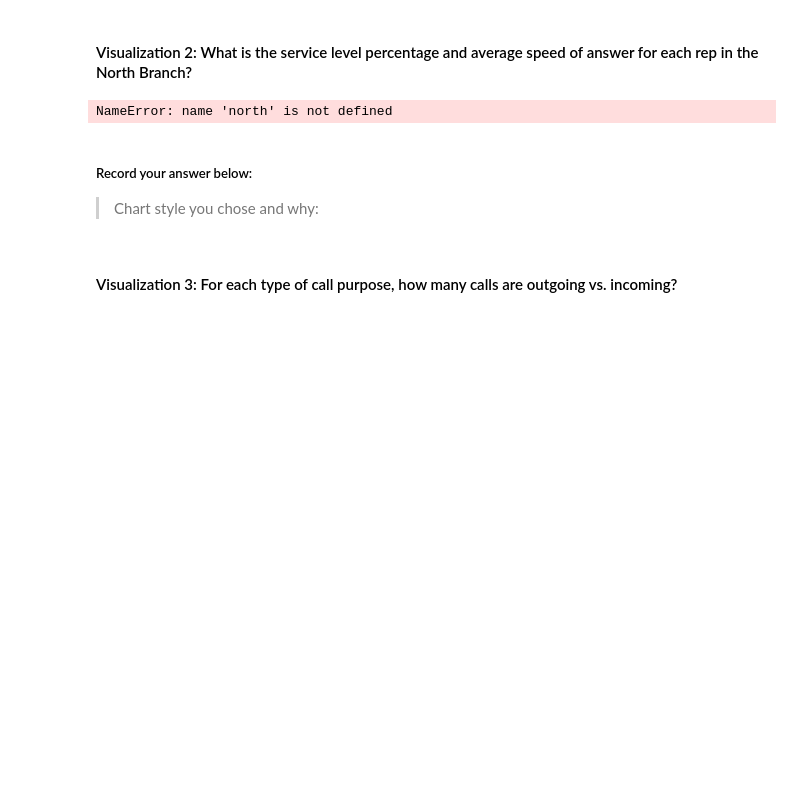
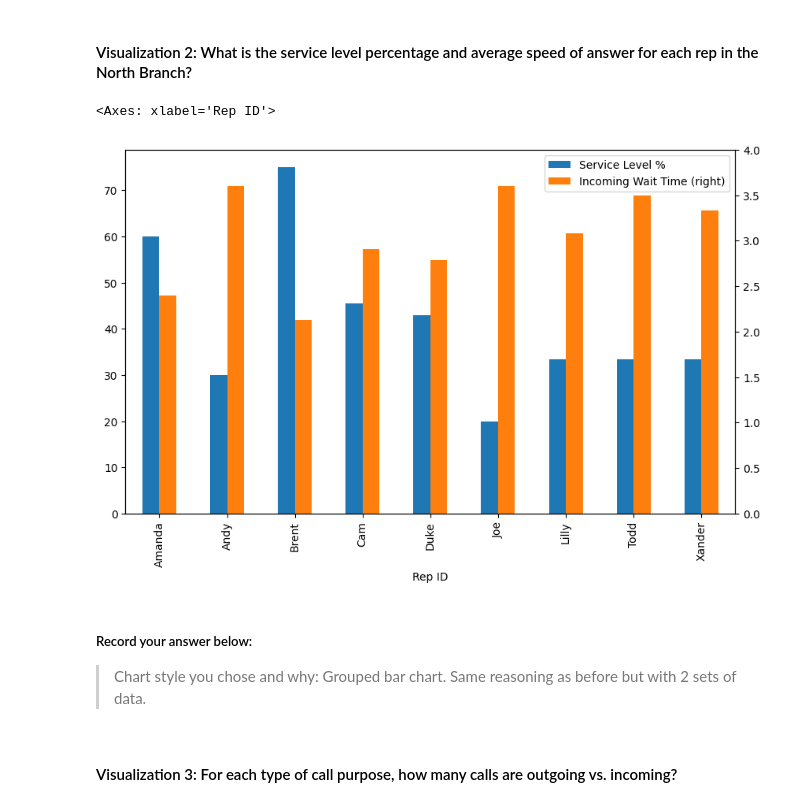
Before and after one commit to Onyx2794/call-center-cleanup-assignment, a Jupyter notebook: Call_Center_Cleanup.ipynb, the cells around one changed output. Saved outputs shown, nothing was run; the diff lists cells and outputs as text; code cells hidden in the pictures; blank space fills up the shorter version.

```diff
--- a/Call_Center_Cleanup.ipynb
+++ b/Call_Center_Cleanup.ipynb
@@ -406,35 +433,39 @@ abandonment_rates
 # %%
 # Create visualization 2 here
 # north_plt contains the data you need for the average speed of answer of each rep
 
-north_plt = north.groupby("Rep ID")["Incoming Wait Time"].mean().to_frame().reset_index()
+north_plt = north_df.groupby("Rep ID")["Incoming Wait Time"].mean().to_frame().reset_index()
 
 # Finding each Rep's Personal Service Level Percentage.  Basically, Calls within 2 secs / total calls
 
 # Table 1: Total Incoming calls less than 2 seconds grouped by Rep
-quick_calls = north[north["Incoming Wait Time"] <= 2.0]
+quick_calls = north_df[north_df["Incoming Wait Time"] <= 2.0]
 quick_reps = quick_calls[["Rep ID", "Calls"]]
 quick_stats = quick_reps.groupby(["Rep ID"]).sum()  # Final Table
 
 
 # Table 2: Total Incoming Calls Only grouped by Rep
-total_calls_in = north[north["Incoming or Outgoing"] == "Incoming"]
+total_calls_in = north_df[north_df["Incoming or Outgoing"] == "Incoming"]
 rep_calls = total_calls_in[["Rep ID", "Calls"]]
 total_stats = rep_calls.groupby(["Rep ID"]).sum() # Final Table
 
 #  Table 3: Service Level Percentage created via merge
 service_level = pd.merge(quick_stats, total_stats, on="Rep ID")
 
 # Create Percentage Column in Table 3
 service_level["Service Level %"] = service_level["Calls_x"]/service_level["Calls_y"] * 100
 
 #Your Code Here:
+
+serviceLevelSpeed = pd.concat([service_level["Service Level %"], north_plt.set_index("Rep ID")], axis=1)
+serviceLevelSpeed.plot.bar(secondary_y=["Incoming Wait Time"], figsize=(10, 6), ylim=(0, 4))
 # %% [output]
-NameError: name 'north' is not defined
+<Axes: xlabel='Rep ID'>
+[figure, added]
 # %% [markdown]
 ##### Record your answer below:
 
-> Chart style you chose and why:
+> Chart style you chose and why: Grouped bar chart. Same reasoning as before but with 2 sets of data.
 # %% [markdown]
 #### Visualization 3: For each type of call purpose, how many calls are outgoing vs. incoming?
 # %%
```
Also changed, not shown: parts of 11 cells of this notebook.
